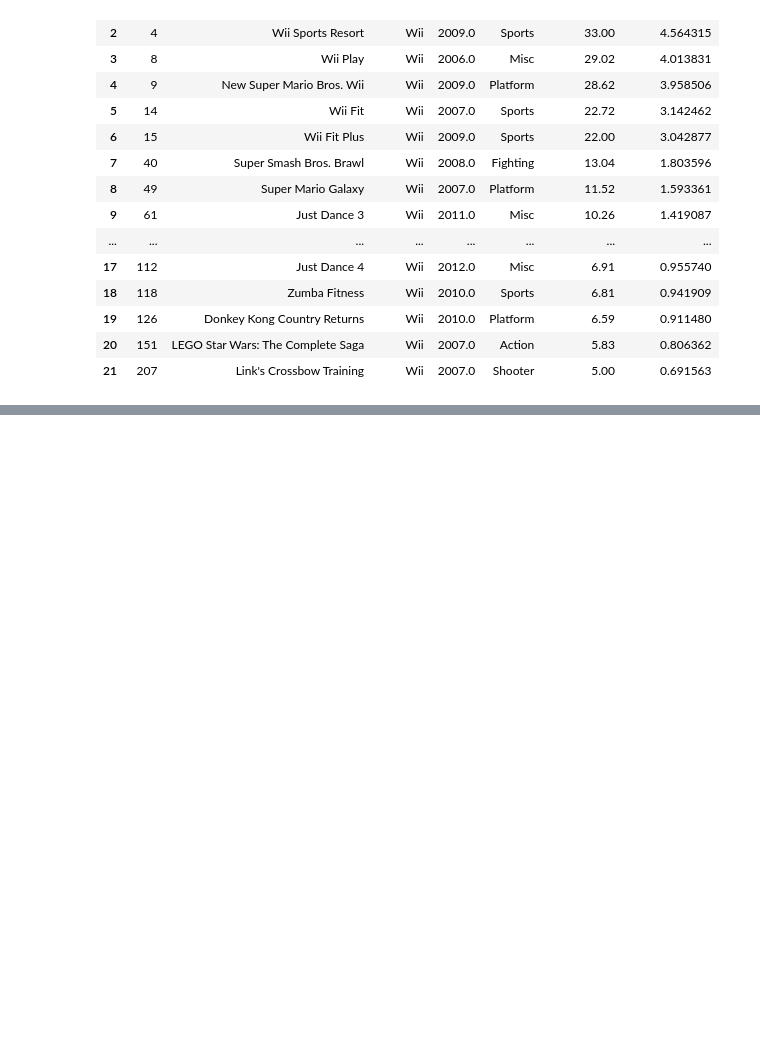
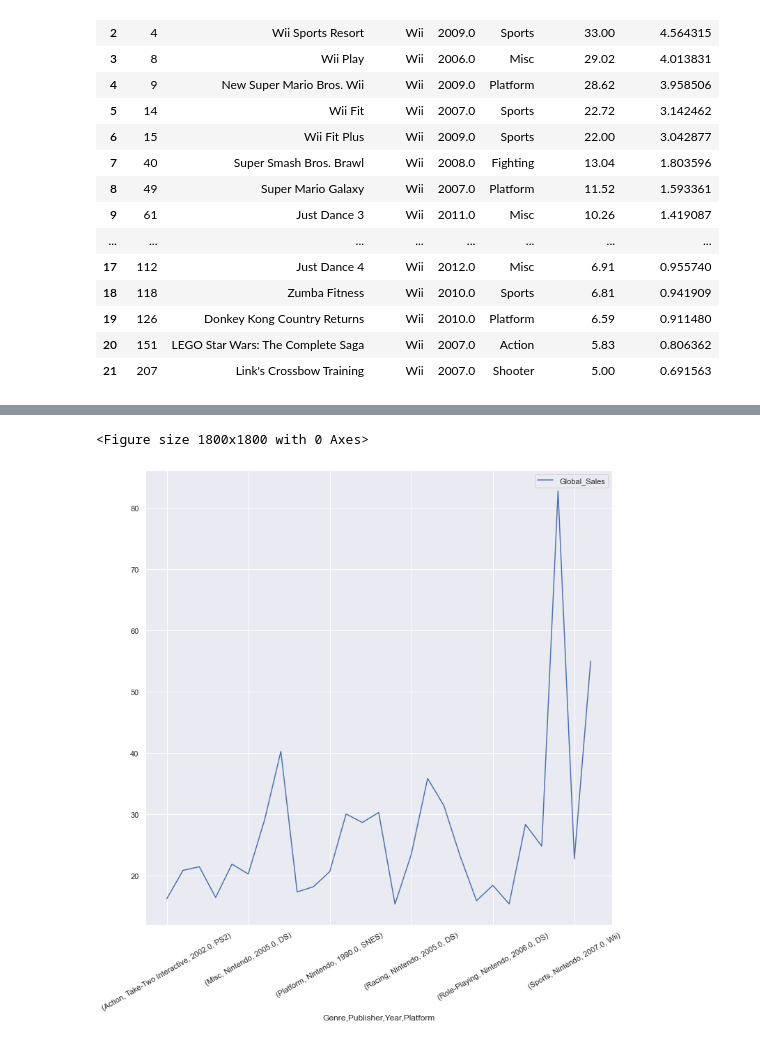
Before and after one commit to data301-2020-winter1/course-project-group_6002, a Jupyter notebook: analysis/Brian/Milestone 2 Analysis.ipynb, the cells around one changed output, grey strips where cells are left out. Cells and saved outputs as stored; diff of their text form; code cells hidden in the pictures; blank space fills up the shorter version.

```diff
--- a/analysis/Brian/Milestone 2 Analysis.ipynb
+++ b/analysis/Brian/Milestone 2 Analysis.ipynb
@@ -398,3 +400,8 @@ dfNinM
 | 51 | 189 | Tomodachi Life | 3DS | 2013.0 | Simulation | Nintendo | 5.15 | 0.712310 |
 | 52 | 204 | Super Smash Bros. for Wii U and 3DS | WiiU | 2014.0 | Fighting | Nintendo | 5.02 | 0.694329 |
 | 53 | 207 | Link's Crossbow Training | Wii | 2007.0 | Shooter | Nintendo | 5.00 | 0.691563 |
+# %%
+df2019G = dfAllM.groupby(["Genre","Publisher", "Year", "Platform"]).sum()["Global_Sales"]
+#df2019G
+dfG = pd.DataFrame(df2019G)
+dfG.head(25)
@@ -400,0 +427,8 @@ dfNinM
+# %%
+plt.figure(figsize=(25, 25))
+dfG.plot(figsize=(12,12))
+plt.xticks(rotation=30)
+plt.show()
+# %% [output]
+<Figure size 1800x1800 with 0 Axes>
+[figure, added]
```
Also changed, not shown: parts of 7 cells of this notebook, 2 other files.
